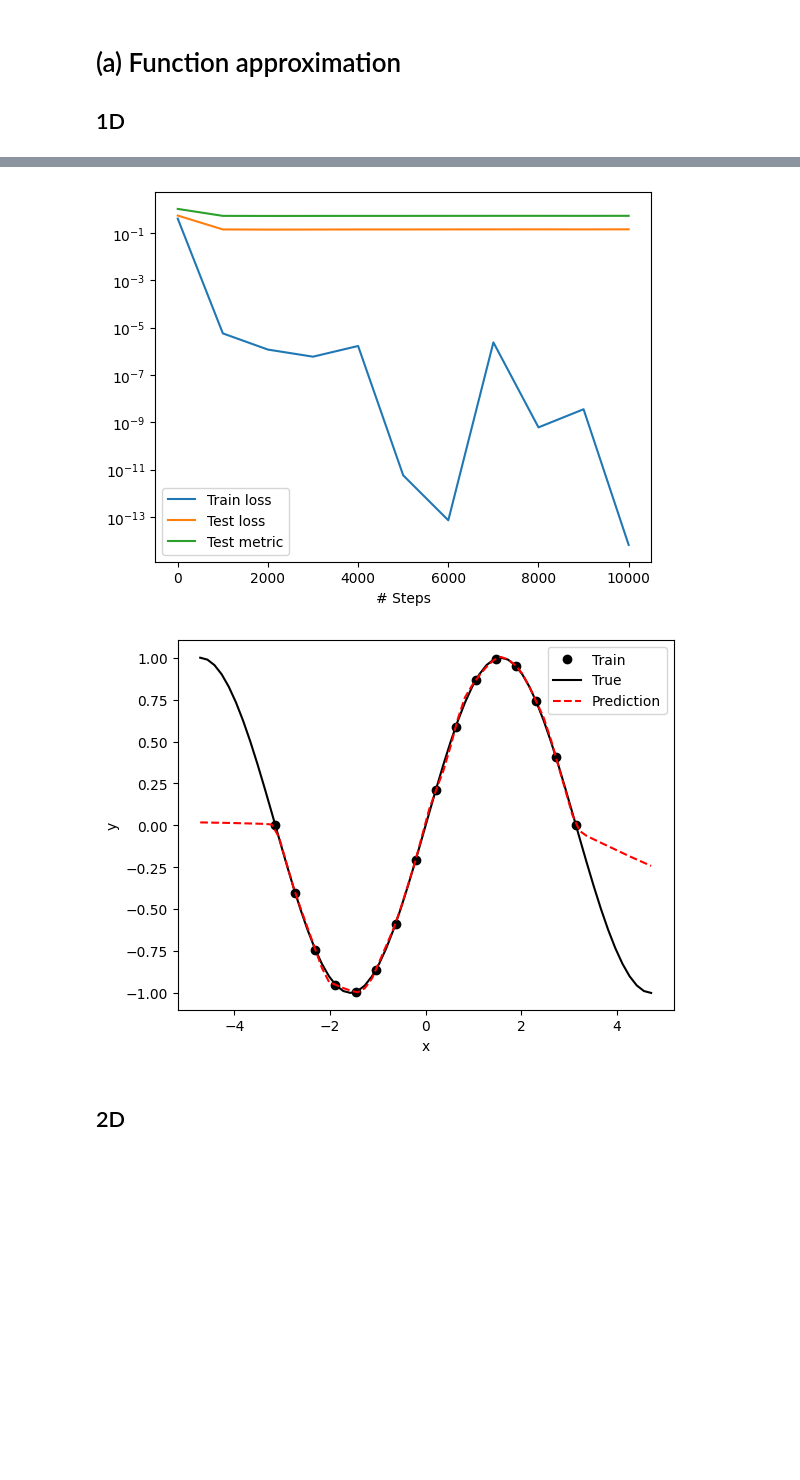
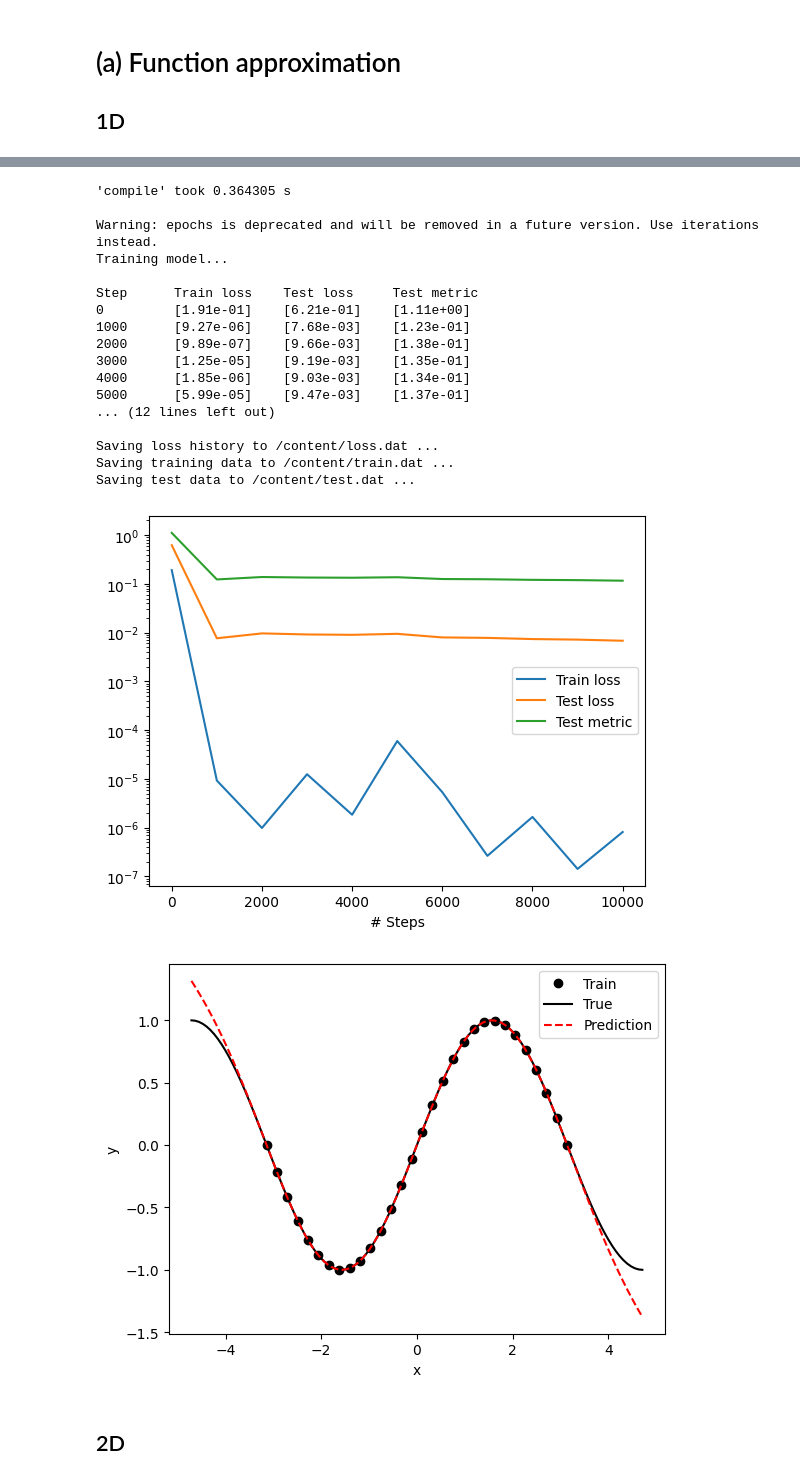
Before and after one commit to LuigiElo/DL-PINNs, a Jupyter notebook: mainJacob.ipynb, the cells around one changed output, grey strips where cells are left out. Cells and saved outputs as stored; diff of their text form; code cells hidden in the pictures; blank space fills up the shorter version.

```diff
--- a/mainJacob.ipynb
+++ b/mainJacob.ipynb
@@ -72,7 +68,7 @@ Setting the default backend to "tensorflow.compat.v1". You can change it in the
 # (a) Function approximation
 ## 1D
 # %%
-n = 16
+n = 30
 a = 1
 b = 5
 c = 1
@@ -86,7 +82,7 @@ Xtest = np.linspace(-1.5*N,1.5*N,4*n)
 ytest = np.sin(Xtest)
 
 # function approximation, test outside parameter domain
-data2 = dde.data.DataSet(
+data1D = dde.data.DataSet(
     X_train=np.reshape(X, (-1, 1)),
     y_train=np.reshape(y, (-1, 1)),
     X_test=np.reshape(Xtest, (-1, 1)),
@@ -96,13 +92,13 @@ data2 = dde.data.DataSet(
 )
 
 layer_size = [1] + 3*[20] + [1]
-activation = "relu"
+activation = "tanh"
 initializer = "Glorot normal"
 net = dde.maps.FNN(layer_size, activation, initializer)
 
-model = dde.Model(data2, net)
-model.compile("adam", lr = 0.001, metrics=["l2 relative error"])
-losshistory, train_state = model.train(epochs=10000)
+model1 = dde.Model(data1D, net)
+model1.compile("adam", lr = 0.001, metrics=["l2 relative error"])
+losshistory, train_state = model1.train(epochs=10000)
 
 dde.saveplot(losshistory, train_state, issave=True, isplot=True)
 # %% [output]
@@ -126,5 +108,22 @@ Saving test data to /content/test.dat ...
+'compile' took 0.364305 s
+
+Warning: epochs is deprecated and will be removed in a future version. Use iterations instead.
+Training model...
+
+Step      Train loss    Test loss     Test metric
+0         [1.91e-01]    [6.21e-01]    [1.11e+00]
+1000      [9.27e-06]    [7.68e-03]    [1.23e-01]
+2000      [9.89e-07]    [9.66e-03]    [1.38e-01]
+3000      [1.25e-05]    [9.19e-03]    [1.35e-01]
+4000      [1.85e-06]    [9.03e-03]    [1.34e-01]
+5000      [5.99e-05]    [9.47e-03]    [1.37e-01]
+... (12 lines left out)
+
+Saving loss history to /content/loss.dat ...
+Saving training data to /content/train.dat ...
+Saving test data to /content/test.dat ...
-[figure, old version]
+[figure, new version]
-[figure, old version]
+[figure, new version]
 # %% [markdown]
 ## 2D
 # %%
```
Also changed, not shown: parts of 11 cells of this notebook.
